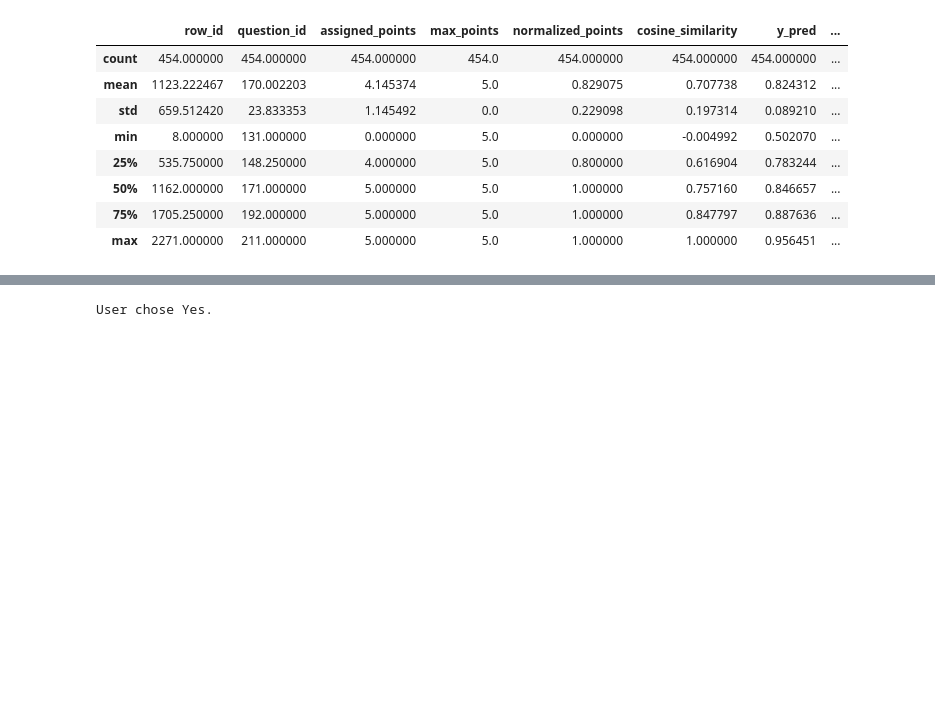
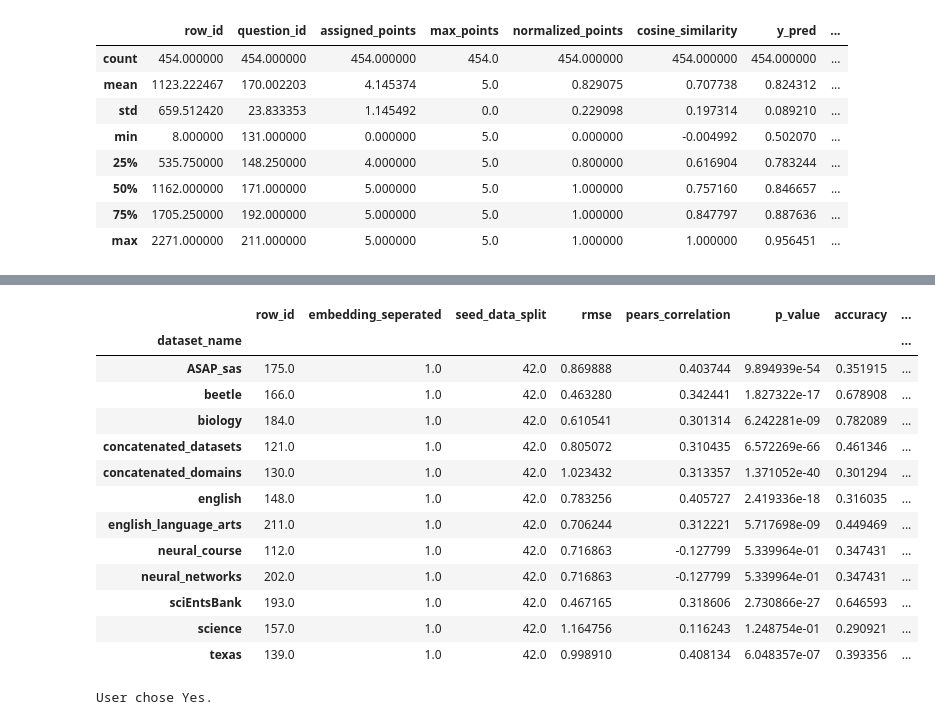
Before and after one commit to OlafVrijmoet/Thesis, a Jupyter notebook: for_testing.ipynb, the cells around one changed output, grey strips where cells are left out. Drawn from its saved outputs; the diff is of its cells as text; code cells hidden in the pictures; blank space fills up the shorter version.

```diff
--- a/for_testing.ipynb
+++ b/for_testing.ipynb
@@ -176,3 +184,21 @@ performance
+# %%
+average_by_group = performance.groupby("dataset_name").mean()
+average_by_group
+# %% [output]
+|  | row_id | embedding_seperated | seed_data_split | rmse | pears_correlation | p_value | accuracy | ... |
+| dataset_name |  |  |  |  |  |  |  | ... |
+| ASAP_sas | 175.0 | 1.0 | 42.0 | 0.869888 | 0.403744 | 9.894939e-54 | 0.351915 | ... |
+| beetle | 166.0 | 1.0 | 42.0 | 0.463280 | 0.342441 | 1.827322e-17 | 0.678908 | ... |
+| biology | 184.0 | 1.0 | 42.0 | 0.610541 | 0.301314 | 6.242281e-09 | 0.782089 | ... |
+| concatenated_datasets | 121.0 | 1.0 | 42.0 | 0.805072 | 0.310435 | 6.572269e-66 | 0.461346 | ... |
+| concatenated_domains | 130.0 | 1.0 | 42.0 | 1.023432 | 0.313357 | 1.371052e-40 | 0.301294 | ... |
+| english | 148.0 | 1.0 | 42.0 | 0.783256 | 0.405727 | 2.419336e-18 | 0.316035 | ... |
+| english_language_arts | 211.0 | 1.0 | 42.0 | 0.706244 | 0.312221 | 5.717698e-09 | 0.449469 | ... |
+| neural_course | 112.0 | 1.0 | 42.0 | 0.716863 | -0.127799 | 5.339964e-01 | 0.347431 | ... |
+| neural_networks | 202.0 | 1.0 | 42.0 | 0.716863 | -0.127799 | 5.339964e-01 | 0.347431 | ... |
+| sciEntsBank | 193.0 | 1.0 | 42.0 | 0.467165 | 0.318606 | 2.730866e-27 | 0.646593 | ... |
+| science | 157.0 | 1.0 | 42.0 | 1.164756 | 0.116243 | 1.248754e-01 | 0.290921 | ... |
+| texas | 139.0 | 1.0 | 42.0 | 0.998910 | 0.408134 | 6.048357e-07 | 0.393356 | ... |
 # %%
 def get_yes_no_input(prompt):
     while True:
```
Also changed, not shown: parts of 2 cells of this notebook, 4 other files.
